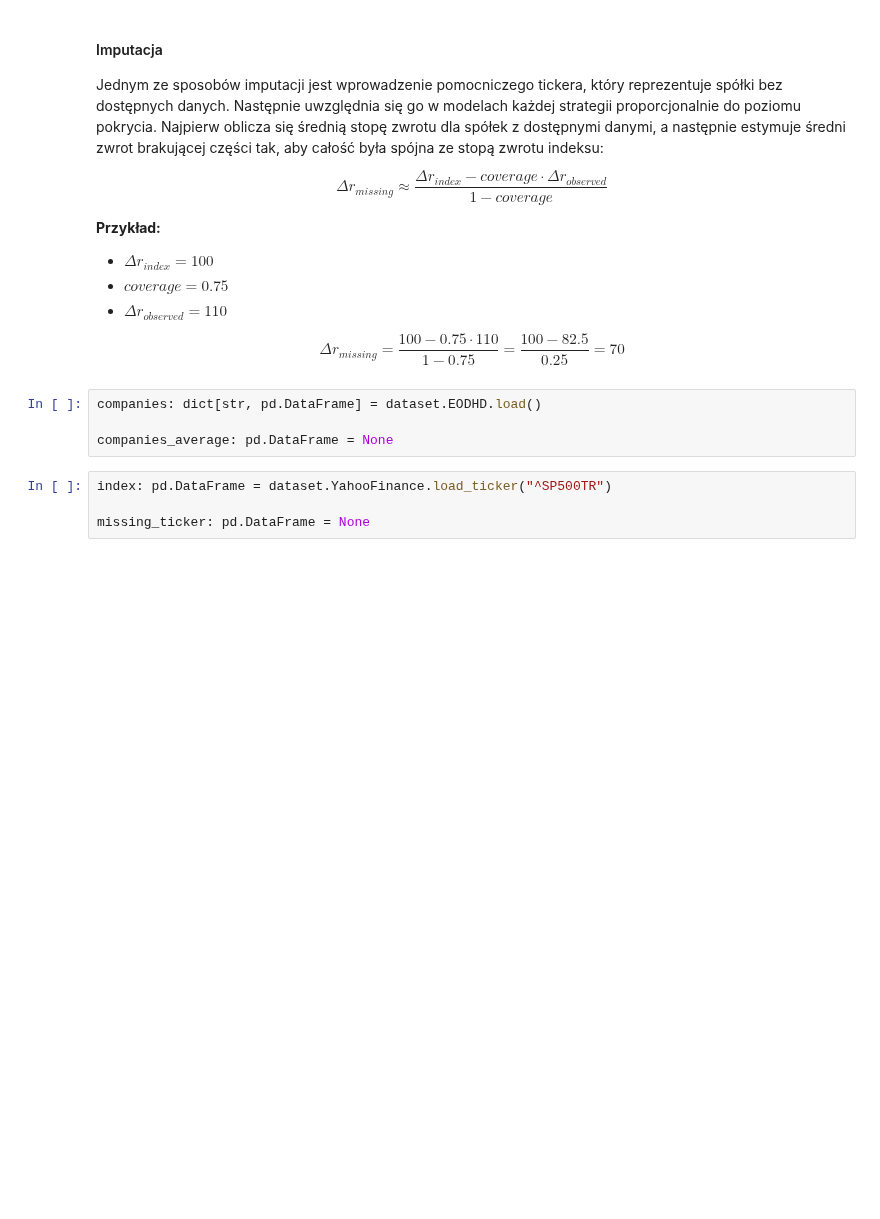
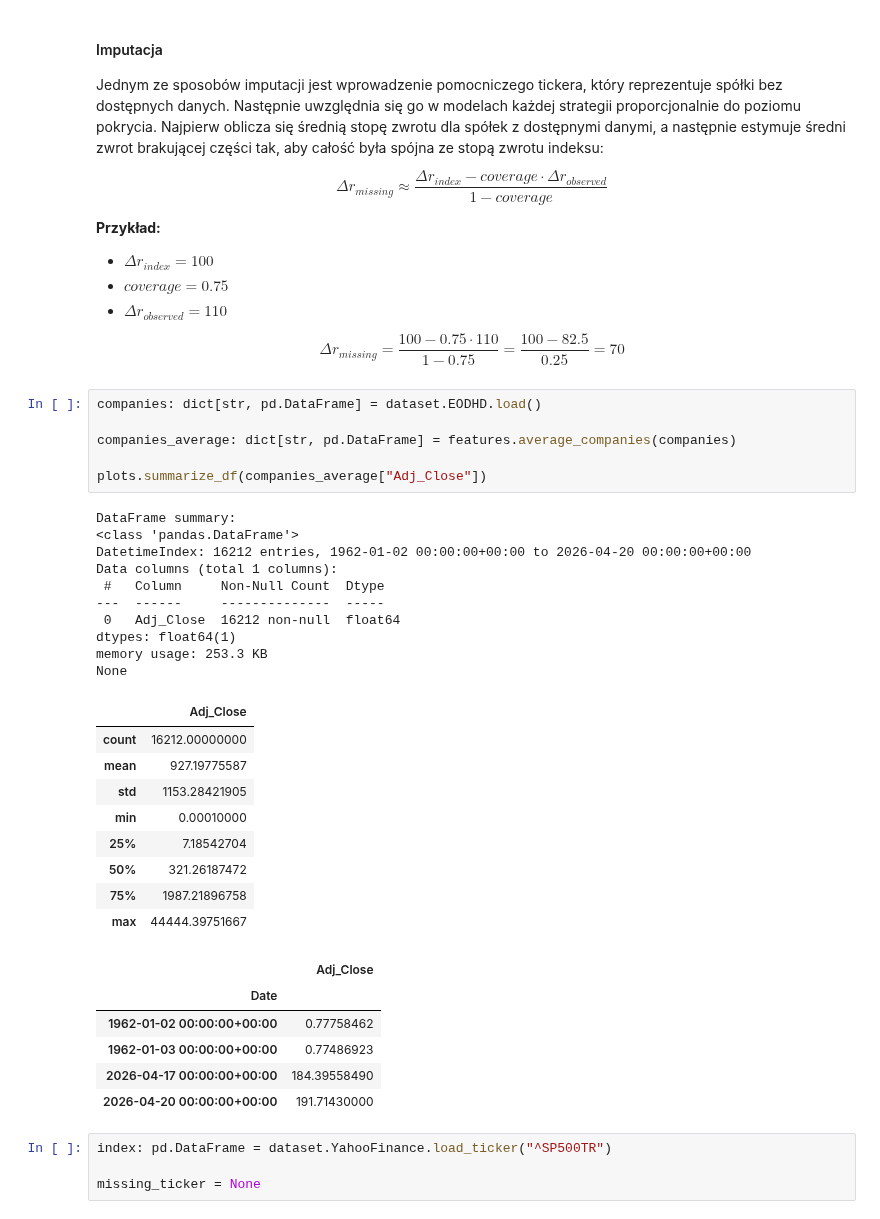
Before and after one commit to MichaelL200/data-driven-stock-portfolio-selection, a Jupyter notebook: notebooks/02d_data_merge.ipynb, the cells around one changed output. Cells and saved outputs as stored; diff of their text form; blank space fills up the shorter version.

Commit message:
feat(features): add average_companies

```diff
--- a/notebooks/02d_data_merge.ipynb
+++ b/notebooks/02d_data_merge.ipynb
@@ -105,8 +105,36 @@ $$
 # %%
 companies: dict[str, pd.DataFrame] = dataset.EODHD.load()
 
-companies_average: pd.DataFrame = None
+companies_average: dict[str, pd.DataFrame] = features.average_companies(companies)
+
+plots.summarize_df(companies_average["Adj_Close"])
+# %% [output]
+DataFrame summary:
+<class 'pandas.DataFrame'>
+DatetimeIndex: 16212 entries, 1962-01-02 00:00:00+00:00 to 2026-04-20 00:00:00+00:00
+Data columns (total 1 columns):
+ #   Column     Non-Null Count  Dtype
+---  ------     --------------  -----
+ 0   Adj_Close  16212 non-null  float64
+dtypes: float64(1)
+memory usage: 253.3 KB
+None
+|  | Adj_Close |
+| count | 16212.00000000 |
+| mean | 927.19775587 |
+| std | 1153.28421905 |
+| min | 0.00010000 |
+| 25% | 7.18542704 |
+| 50% | 321.26187472 |
+| 75% | 1987.21896758 |
+| max | 44444.39751667 |
+|  | Adj_Close |
+| Date |  |
+| 1962-01-02 00:00:00+00:00 | 0.77758462 |
+| 1962-01-03 00:00:00+00:00 | 0.77486923 |
+| 2026-04-17 00:00:00+00:00 | 184.39558490 |
+| 2026-04-20 00:00:00+00:00 | 191.71430000 |
 # %%
 index: pd.DataFrame = dataset.YahooFinance.load_ticker("^SP500TR")
 
-missing_ticker: pd.DataFrame = None
+missing_ticker = None
```
Also changed, not shown: 1 other file.
